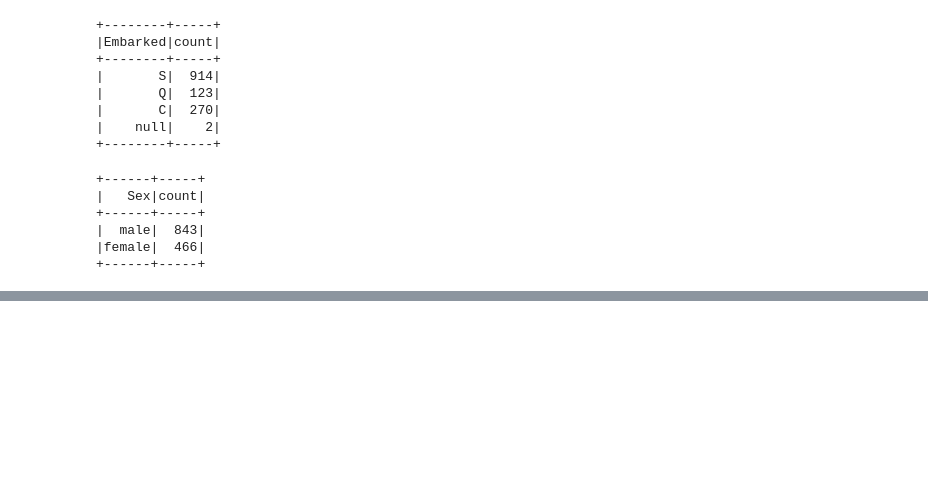
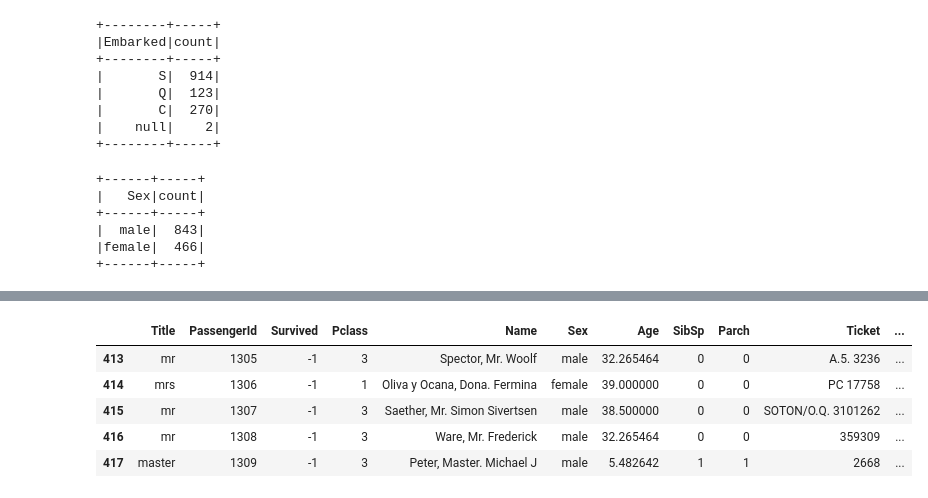
Before and after one commit to Payelban2022/Titanic-Survival, a Jupyter notebook: Titanic.ipynb, the cells around one changed output, grey strips where cells are left out. Drawn from its saved outputs; the diff is of its cells as text; code cells hidden in the pictures; blank space fills up the shorter version.

```diff
--- a/Titanic.ipynb
+++ b/Titanic.ipynb
@@ -421,0 +754,9 @@ df_concat.groupBy("Sex").count().orderBy(col("Sex").desc()).show()
+# %%
+df_new1Te.tail()
+# %% [output]
+|  | Title | PassengerId | Survived | Pclass | Name | Sex | Age | SibSp | Parch | Ticket | ... |
+| 413 | mr | 1305 | -1 | 3 | Spector, Mr. Woolf | male | 32.265464 | 0 | 0 | A.5. 3236 | ... |
+| 414 | mrs | 1306 | -1 | 1 | Oliva y Ocana, Dona. Fermina | female | 39.000000 | 0 | 0 | PC 17758 | ... |
+| 415 | mr | 1307 | -1 | 3 | Saether, Mr. Simon Sivertsen | male | 38.500000 | 0 | 0 | SOTON/O.Q. 3101262 | ... |
+| 416 | mr | 1308 | -1 | 3 | Ware, Mr. Frederick | male | 32.265464 | 0 | 0 | 359309 | ... |
+| 417 | master | 1309 | -1 | 3 | Peter, Master. Michael J | male | 5.482642 | 1 | 1 | 2668 | ... |
```
Also changed, not shown: parts of 55 cells of this notebook.
